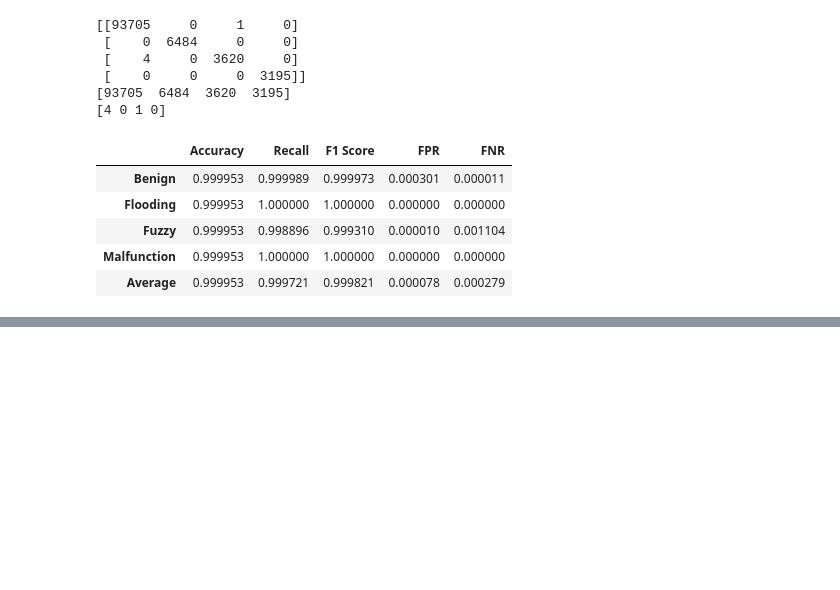
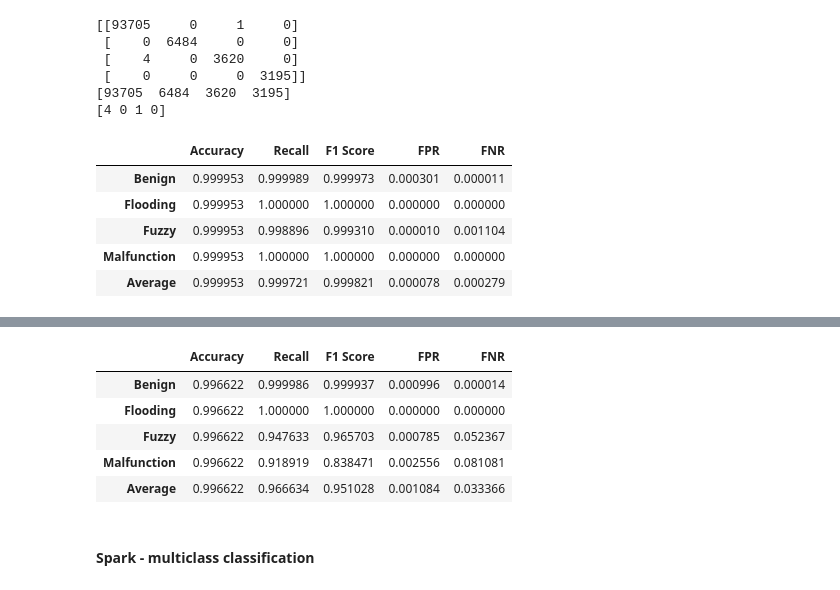
Before and after one commit to zsikorska/cps-can-bus, a Jupyter notebook: detection.ipynb, the cells around one changed output, grey strips where cells are left out. Cells and saved outputs as stored; diff of their text form; code cells hidden in the pictures; blank space fills up the shorter version.

```diff
--- a/detection.ipynb
+++ b/detection.ipynb
@@ -450,0 +549,4 @@ df_scores
+# %%
+lstm = LSTMNetwork(input_size=10, hidden_sizes=[512], output_size=4, num_layers=1, network_type='multiclass').to(device)
+loss = lstm.fit(train_loader_soul, test_loader_soul, 20, optim.NAdam(lstm.parameters(), lr=0.0001), nn.CrossEntropyLoss())
+predictions = lstm.predict(test_loader_soul)
@@ -450,0 +574,12 @@ df_scores
+# %%
+df_scores = calculate_scores_multiclass_classification(Y_test_soul, predictions)
+df_scores
+# %% [output]
+|  | Accuracy | Recall | F1 Score | FPR | FNR |
+| Benign | 0.996622 | 0.999986 | 0.999937 | 0.000996 | 0.000014 |
+| Flooding | 0.996622 | 1.000000 | 1.000000 | 0.000000 | 0.000000 |
+| Fuzzy | 0.996622 | 0.947633 | 0.965703 | 0.000785 | 0.052367 |
+| Malfunction | 0.996622 | 0.918919 | 0.838471 | 0.002556 | 0.081081 |
+| Average | 0.996622 | 0.966634 | 0.951028 | 0.001084 | 0.033366 |
+# %% [markdown]
+#### Spark - multiclass classification
```
Also changed, not shown: parts of 22 cells of this notebook.
